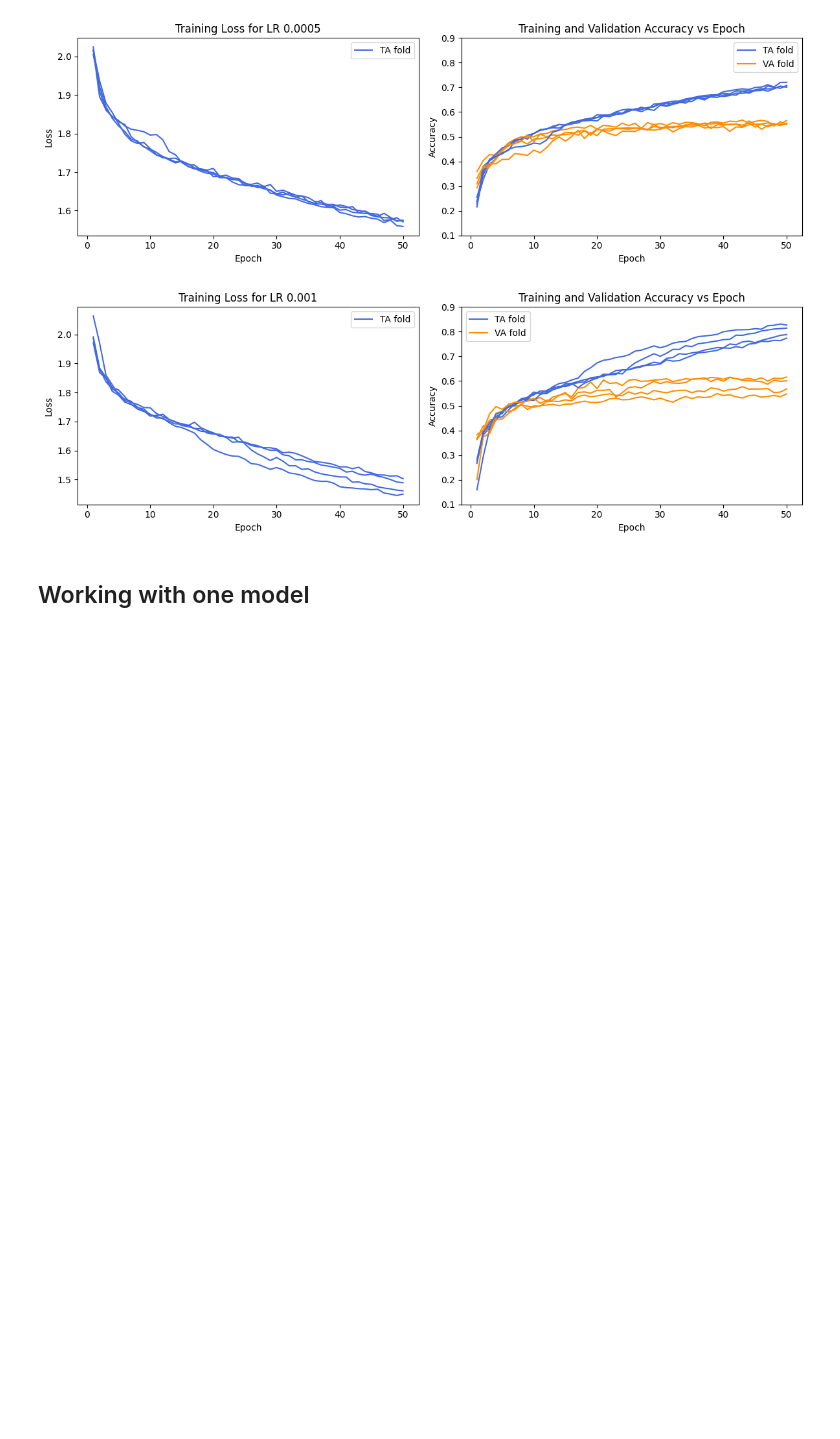
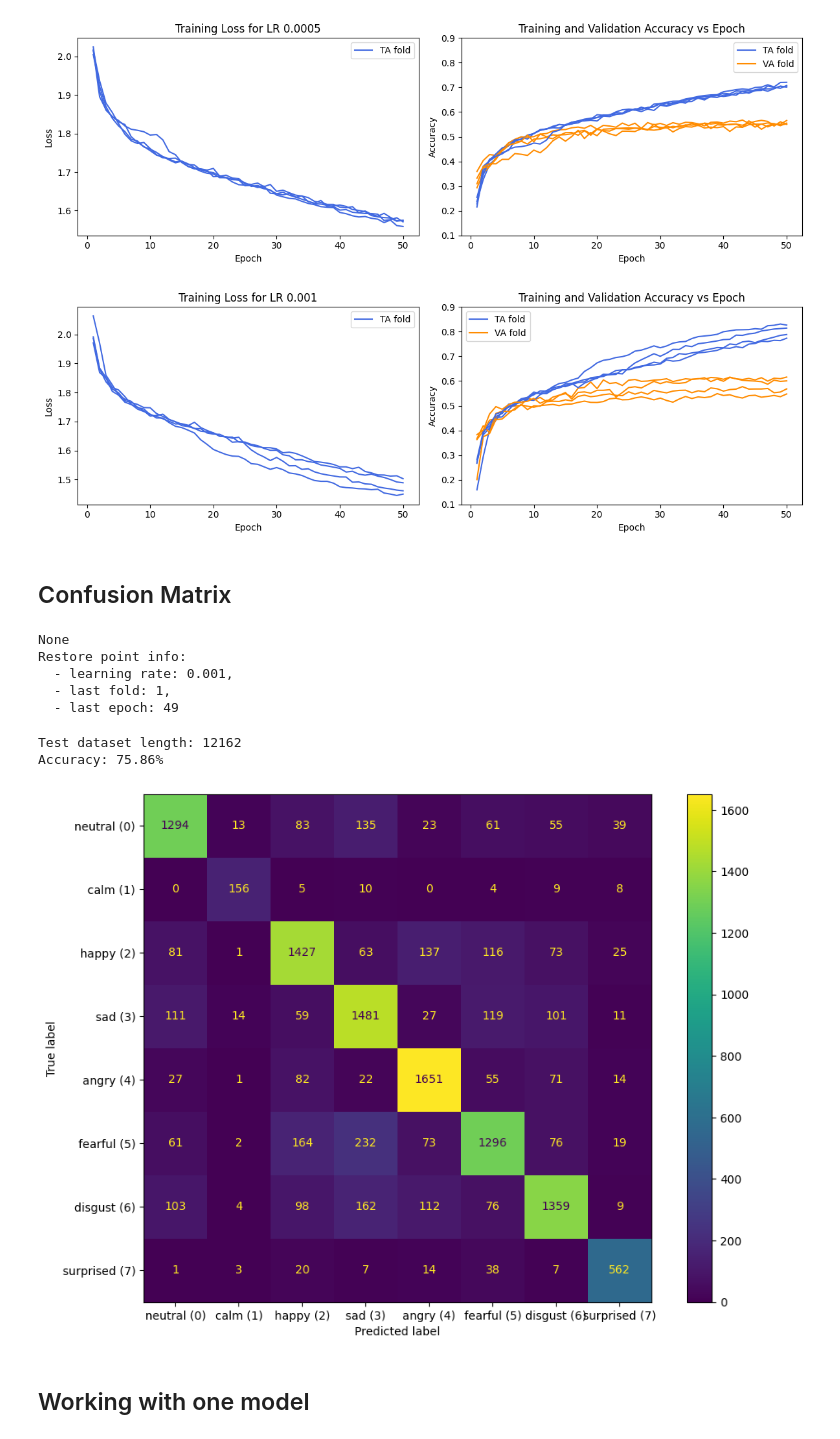
Before and after one commit to janelletam/emotion-classifier, a Jupyter notebook: Semi_final_codes.ipynb, the cells around one changed output. Cells and saved outputs as stored; diff of their text form; code cells hidden in the pictures; blank space fills up the shorter version.

Commit message:
Add Confusion matrix; saved the 70 percent accuracy model in the ModelWeights

```diff
--- a/Semi_final_codes.ipynb
+++ b/Semi_final_codes.ipynb
@@ -613,6 +603,68 @@ for lr in lr_values:
 # %% [output]
 [figure]
 [figure]
+# %% [markdown]
+## Confusion Matrix
+# %%
+# Load a model
+model_path = 'Results\\Checkpoints\\2\\checkpoint_lr_0.001_fold_0_epoch_49.pth'
+optimizer = optim.Adam(model.parameters(), lr=load_last_lr(filepath=model_path))
+model, optimizer, last_lr, last_fold, last_epoch, _ = load_checkpoint(model, optimizer, model_path)
+print(histories)
+print(f'Restore point info:\n  - learning rate: {last_lr},\n  - last fold: {last_fold+1},\n  - last epoch: {last_epoch}')
+# %% [output]
+None
+Restore point info:
+  - learning rate: 0.001,
+  - last fold: 1,
+  - last epoch: 49
+# %%
+test_len = int(len(audio_dataset))   # the amount of the data that will be used for the testing
+_, test_dataset = torch.utils.data.random_split(audio_dataset, [(len(audio_dataset)-test_len), test_len])
+
+print('Test dataset length:', test_len)
+
+test_loader = DataLoader(test_dataset, batch_size=32, shuffle=True)
+
+predicted_labels = []
+actual_labels = []
+
+model.eval()
+
+with torch.no_grad():
+    for inputs, labels in test_loader:
+        inputs = inputs.unsqueeze(1)
+        inputs = inputs.to(device)
+
+        outputs = model(inputs)
+        _, predicted = torch.max(outputs, 1)
+
+        predicted_labels.extend(predicted.tolist())
+        actual_labels.extend(labels.tolist())
+
+# Calculate the accuracy
+accuracy = metrics.accuracy_score(actual_labels, predicted_labels)
+accuracy_percentage = accuracy * 100
+
+print(f"Accuracy: {accuracy_percentage:.2f}%")
+# %% [output]
+Test dataset length: 12162
+Accuracy: 75.86%
+# %%
+# Create the confusion matrix
+confusion_matrix = metrics.confusion_matrix(actual_labels, predicted_labels)
+
+display_labels = []
+for emotion in Lib.global_labels:
+    display_labels.append(f'{emotion} ({Lib.global_labels[emotion]})')
+
+cm_display = metrics.ConfusionMatrixDisplay(confusion_matrix=confusion_matrix, display_labels=display_labels)
+
+fig, ax = plt.subplots(figsize=(11, 8))  # Adjust the figure size here
+cm_display.plot(ax=ax)
+plt.show()
+# %% [output]
+[figure, added]
 # %% [markdown]
 ## Working with one model
 # %% [markdown]
```
Also changed, not shown: parts of 6 cells of this notebook, 2 other files.
